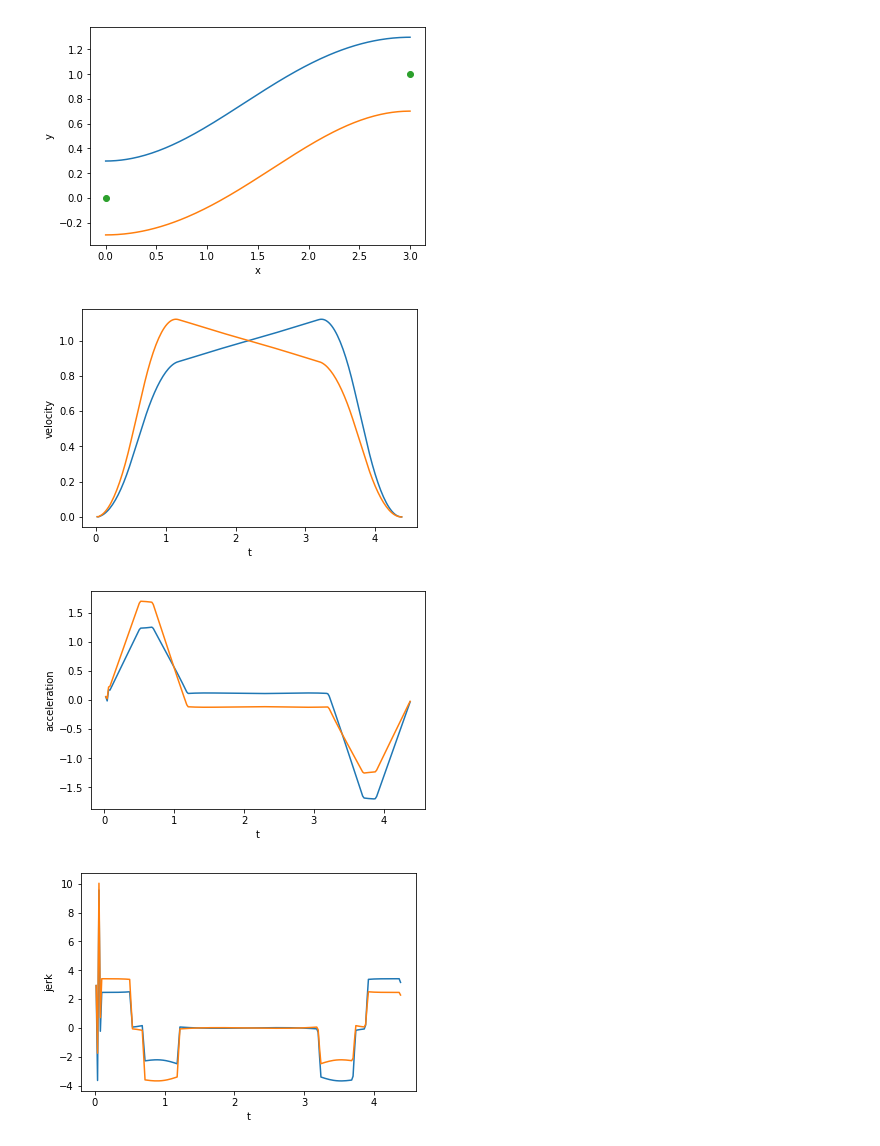
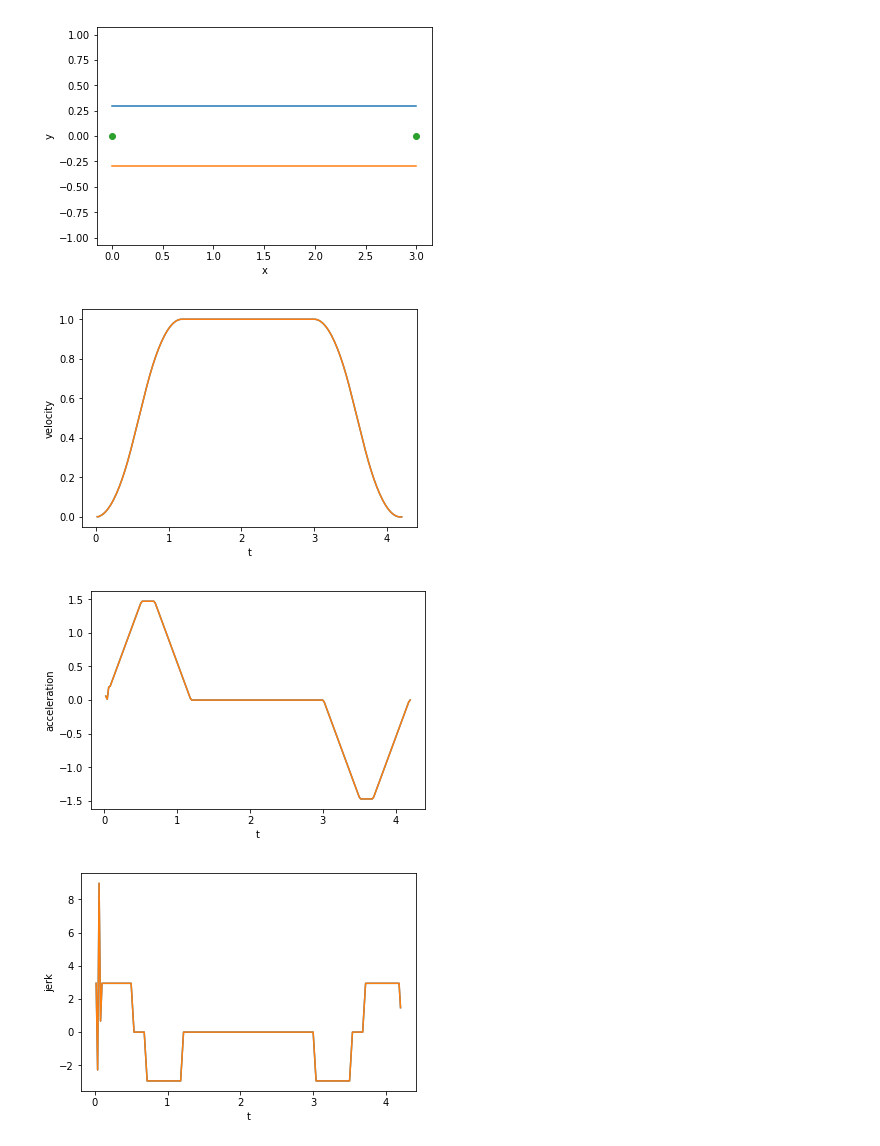
Before and after one commit to frc3223/robot2018, a Jupyter notebook: trajectory/show-trajectory.ipynb, the cells around one changed output. Cells and saved outputs as stored; diff of their text form; code cells hidden in the pictures.

```diff
--- a/trajectory/show-trajectory.ipynb
+++ b/trajectory/show-trajectory.ipynb
@@ -10,15 +10,15 @@ points = [
     pf.Waypoint(0, 0, 0),
     #pf.Waypoint(1, 0.3, math.radians(45)),
     #pf.Waypoint(2, 1.8, math.radians(45)),
-    pf.Waypoint(3, 1, 0)
+    pf.Waypoint(3, 0, 0)
 ]
 
 def write_trajectory(fnom, left, right):
     with open(fnom, 'w') as f:
         writer = csv.writer(f)
-        writer.writerow(["dt", "vl", "vr", "al", "ar", "heading"])
+        writer.writerow(["dt", "xl", "xr", "vl", "vr", "al", "ar", "heading"])
         for (xl, xr) in zip(left, right):
-            writer.writerow([xl.dt, xl.velocity, xr.velocity, xl.acceleration, xr.acceleration, xl.heading])
+            writer.writerow([xl.dt, xl.position, xr.position, xl.velocity, xr.velocity, xl.acceleration, xr.acceleration, xl.heading])
 
 
 info, trajectory = pf.generate(points, pf.FIT_HERMITE_CUBIC, pf.SAMPLES_HIGH,
@@ -44,34 +44,36 @@ asr = numpy.array([s.acceleration for s in right])
 jsr = numpy.array([s.jerk for s in right])
 heading = numpy.array([s.heading for s in left])
 heading2 = numpy.array([s.heading for s in right])
+
 plt.plot(xsl, ysl)
 plt.plot(xsr, ysr)
 plt.xlabel('x')
 plt.ylabel('y')
 plt.plot([p.x for p in points], [p.y for p in points], 'o')
+plt.axis('equal')
 plt.show()
 plt.plot(ts, vsl)
 plt.plot(ts, vsr)
 plt.xlabel('t')
 plt.ylabel('velocity')
 plt.show()
 plt.plot(ts, asl)
 plt.plot(ts, asr)
 plt.xlabel('t')
 plt.ylabel('acceleration')
 plt.show()
 plt.plot(ts, jsl)
 plt.plot(ts, jsr)
 plt.xlabel('t')
 plt.ylabel('jerk')
 plt.show()
 plt.plot(ts, numpy.degrees(heading))
 plt.plot(ts, numpy.degrees(heading2))
 plt.xlabel('t')
 plt.ylabel('heading (deg)')
 plt.show()
 # %% [output]
-[figure, old version]
+[figure, new version]
-[figure, old version]
+[figure, new version]
-[figure, old version]
+[figure, new version]
-[figure, old version]
+[figure, new version]
```
Also changed, not shown: parts of 2 cells of this notebook, 12 other files.
